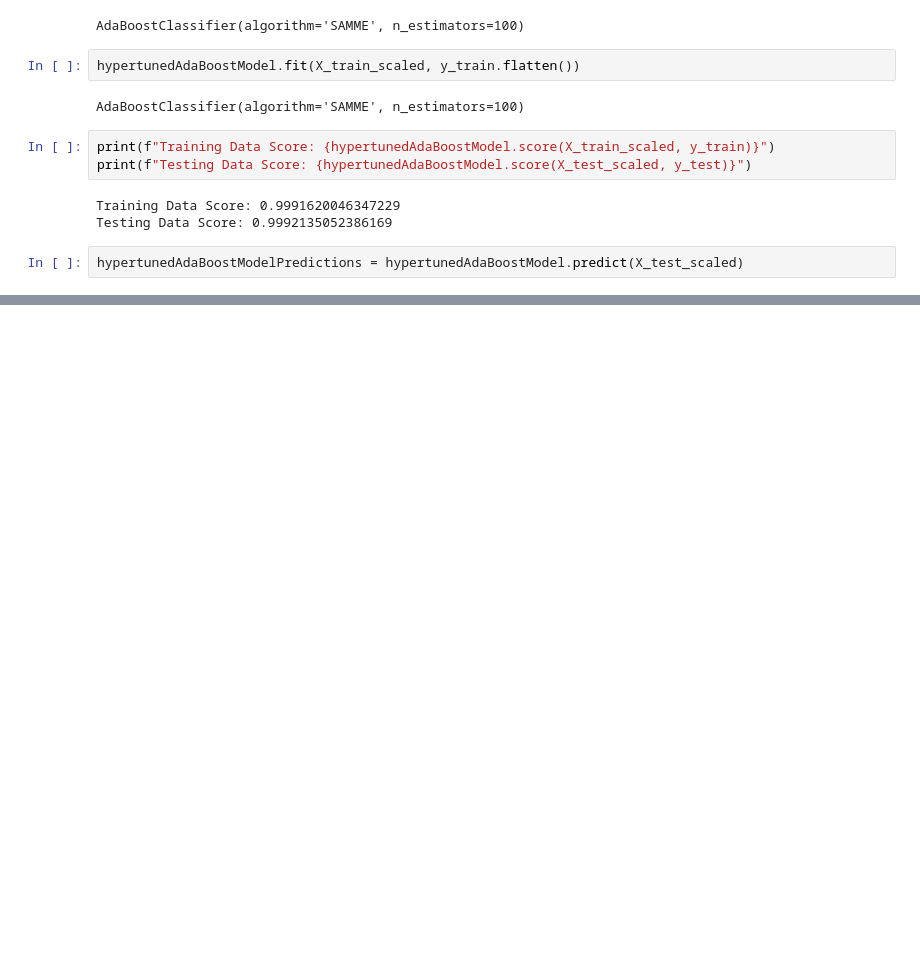
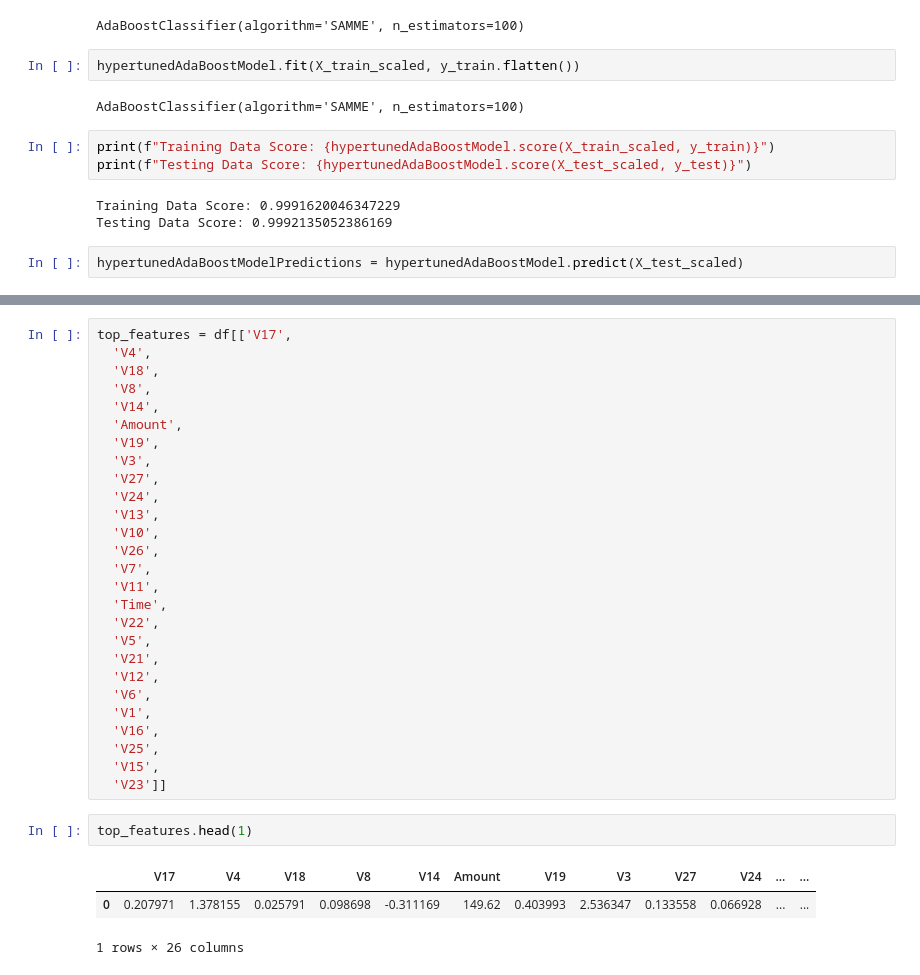
Before and after one commit to cdalsania/Credit_Card_Fraud_Detection, a Jupyter notebook: ml_models/AdaBoost.ipynb, the cells around one changed output, grey strips where cells are left out. Cells and saved outputs as stored; diff of their text form; blank space fills up the shorter version.

```diff
--- a/ml_models/AdaBoost.ipynb
+++ b/ml_models/AdaBoost.ipynb
@@ -303,0 +383,33 @@ hypertunedAdaB
+# %%
+top_features = df[['V17',
+  'V4',
+  'V18',
+  'V8',
+  'V14',
+  'Amount',
+  'V19',
+  'V3',
+  'V27',
+  'V24',
+  'V13',
+  'V10',
+  'V26',
+  'V7',
+  'V11',
+  'Time',
+  'V22',
+  'V5',
+  'V21',
+  'V12',
+  'V6',
+  'V1',
+  'V16',
+  'V25',
+  'V15',
+  'V23']]
+# %%
+top_features.head(1)
+# %% [output]
+|  | V17 | V4 | V18 | V8 | V14 | Amount | V19 | V3 | V27 | V24 | ... | ... |
+| 0 | 0.207971 | 1.378155 | 0.025791 | 0.098698 | -0.311169 | 149.62 | 0.403993 | 2.536347 | 0.133558 | 0.066928 | ... | ... |
+1 rows × 26 columns
```
Also changed, not shown: parts of 6 cells of this notebook.
